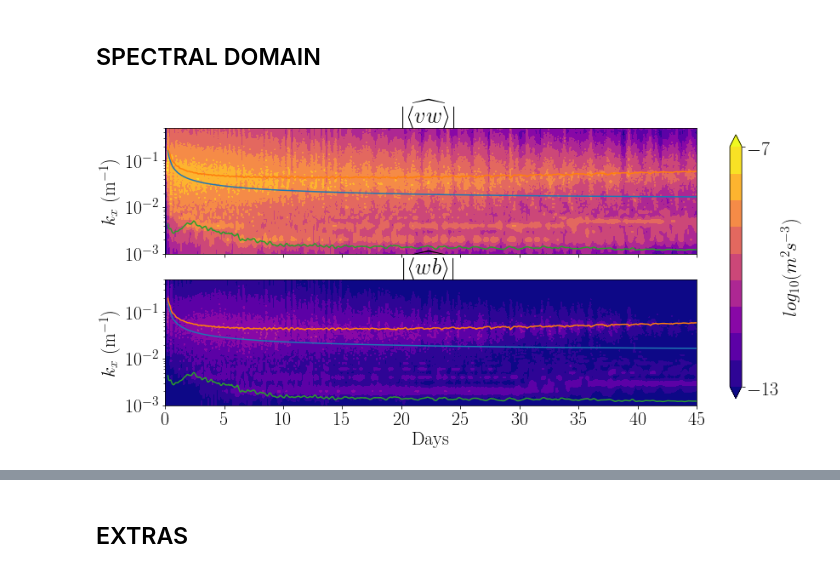
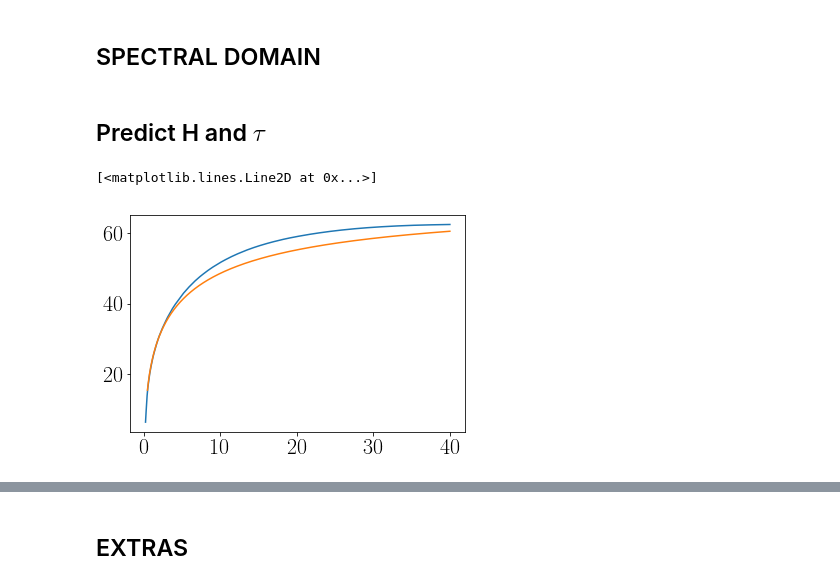
Before and after one commit to wenegrat/SI_ON_A_SLOPE, a Jupyter notebook: SIBasicAnalysis.ipynb, the cells around one changed output, grey strips where cells are left out. Saved outputs shown, nothing was run; the diff lists cells and outputs as text; code cells hidden in the pictures.

```diff
--- a/SIBasicAnalysis.ipynb
+++ b/SIBasicAnalysis.ipynb
@@ -137,6 +160,9 @@ MAPEt = np.gradient(MAPE, axis=0)/np.gradient(time[:,np.newaxis], axis=0)
 # SPECTRAL
 wbs = 2*np.real(np.conj(ws)*bs)
 wvs = 2*np.real(np.conj(ws)*vs)
+# %%
+wbs = 2*np.real(np.conj(ws)*bs)
+wvs = 2*np.real(np.conj(ws)*vs)
 # %%
 MKE = np.mean(0.5*(u[:,:,:]**2 + (v[:,:,:])**2 + w[:,:,:]**2), axis=1)
 # MKE = 0.5*(um**2 + (vm)**2)
@@ -940,16 +998,17 @@ plt.legend()
 cmin = -5e-12
 cmax = -cmin
 cmin = -13
-cmax = -7
+cmax = -10
 
-zl = where((zm>zm[0]+0) & (zm<zm[0]+25) )[0]
+zl = where((zm>zm[0]+0) & (zm<zm[0]+20) )[0]
 IsoSlope = np.arctan2(N**2*tht[0,0,0],(integrate.trapz(bz[:,zl], x=z[zl], axis=-1)/(z[zl[-1]] - z[zl[0]])))
 # IsoSlope = np.arctan2((integrate.trapz(bz[:,zl], x=z[zl], axis=-1)/(z[zl[-1]] - z[zl[0]])), - N**2*np.tan(tht[0,0,0]))
-# IsoSlope = np.pi/2 - np.tan(tht[0,0,0])/(N**2*np.tan(tht[0,0,0])**2/1e-8)
+#IsoSlope = np.tan(tht[0,0,0])/(N**2*np.tan(tht[0,0,0])**2/1e-8)
 LScale = np.abs(H/IsoSlope)
+#LScale = np.abs(H/(tht[0,0,0]/(N**2*tht[0,0,0]**2/1e-8)))
 fig, ax = plt.subplots(2,1,sharex=True, figsize=(14,6))
-ix = ax[0].contourf(time/86400, kx, np.log10(np.abs(np.transpose(integrate.trapz(np.real(kx[np.newaxis,:,np.newaxis]*wvs[:,:,zl]),x=z[zl], axis=-1))/(zm[zl[-1]]-zm[zl[0]]))),
-  np.linspace(cmin, cmax, 10), cmap = 'plasma', vmin=cmin, vmax=cmax, extend='both')
+ix = ax[0].contourf(time/86400, kx, np.log10(np.abs(np.transpose(integrate.trapz(np.real(kx[np.newaxis,:,np.newaxis]*wvs[:,:,zl]*N**2*tht[0,0,0]/(1e-4)),x=z[zl], axis=-1))/(zm[zl[-1]]-zm[zl[0]]))),
+  np.linspace(cmin, cmax, 20), cmap = 'plasma', vmin=cmin, vmax=cmax, extend='both')
 for c in ix.collections:
     c.set_edgecolor('face')
 ax[0].set_yscale('log')
@@ -961,7 +1020,7 @@ ax[0].plot(time/86400, 1/h)
 ax[0].plot(time/86400, 1/LScale)
 
 ix = ax[1].contourf(time/86400, kx, np.log10(np.abs(np.transpose(integrate.trapz(np.real(kx[np.newaxis,:,np.newaxis]*wbs[:,:,zl]), x=z[zl],axis=-1))/(zm[zl[-1]] - zm[zl[0]]))),
-  np.linspace(cmin, cmax, 10), cmap = 'plasma', vmin=cmin, vmax=cmax, extend='both')
+  np.linspace(cmin, cmax, 20), cmap = 'plasma', vmin=cmin, vmax=cmax, extend='both')
 for c in ix.collections:
     c.set_edgecolor('face')
 ax[1].set_yscale('log')
@@ -971,10 +1030,9 @@ ax[1].set_ylabel('$k_x$ (m$^{-1}$)')
 ax[1].set_title('$|\widehat{\langle w''b''\\rangle}|$')
 ax[1].plot(time/86400, 1/H)
 ax[1].plot(time/86400, 1/h)
+#ax[1].plot(time/86400, 1/(0.35*H))
 ax[1].plot(time/86400, 1/LScale)
 
 cb = fig.colorbar(ix, ax=ax.ravel().tolist(), shrink=0.95)
 cb.set_ticks([cmin, cmax])
 cb.set_label('$log_{10}(m^2s^{-3})$')
-# %% [output]
-[figure, removed]
@@ -980,0 +1173,27 @@ cb.set_label('$log_{10}(m^2s^{-3})$')
+# %% [markdown]
+## Predict H and $\tau$
+# %%
+# Compare theory H to H
+nt = BekD.shape[0]
+
+toff = 12*2 # Starting timestep
+Ho = 14 # Pick a starting depth (not necessarily starting at t=0, H=0)
+
+toff = 24*1
+Ho = H[toff]
+Ent = 1.0 # Entrainment factor...
+cd = 2.e-3
+cd = 1.25e-3
+Vi = 0.1
+H2 = np.zeros((nt, ))
+for i in range(toff, nt):
+    #Bektheory = -1035*cd*(Vi - *N**2*tht/(1e-4*(1+N**2*tht**2/1e-8)))**2*N**2*tht/(1e-4)
+    #H2[i] = H2[i-1]+(2*Ent*-Bek[i]/(N**2))*(time[i]-time[i-1])
+    H2[i] = H2[i-1]+2*cd*tht/1e-4*(Vi - np.sqrt(H2[i-1]+Ho**2)*N**2*tht/(1e-4*(1+N**2*tht**2/1e-8)))**2*(time[i]-time[i-1])
+HT = np.sqrt(Ho**2 + H2)
+HT[0:toff] = np.nan
+plt.plot(time/86400, H)
+plt.plot(time/86400, HT)
+# %% [output]
+[<matplotlib.lines.Line2D at 0x...>]
+[figure, added]
```
Also changed, not shown: parts of 64 cells of this notebook, 16 other files.
